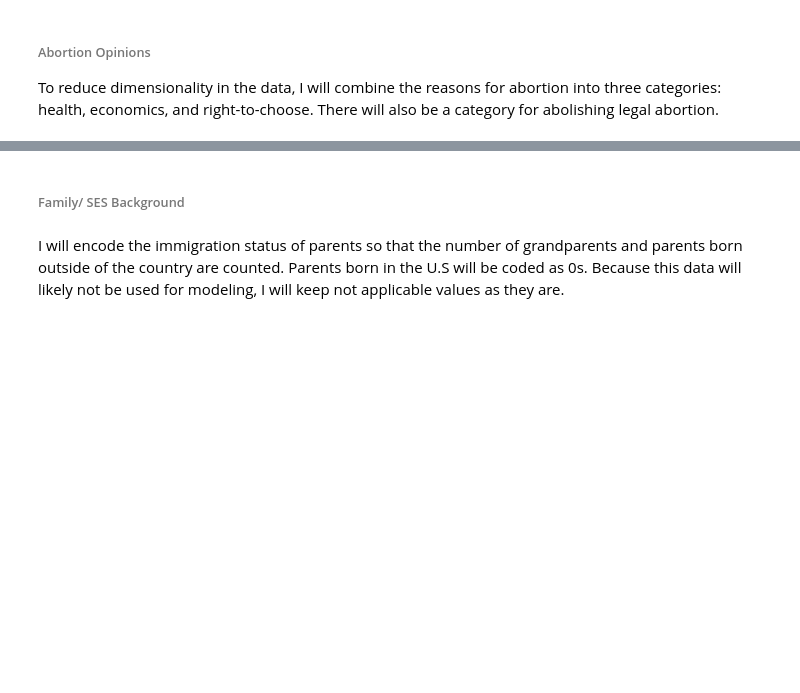
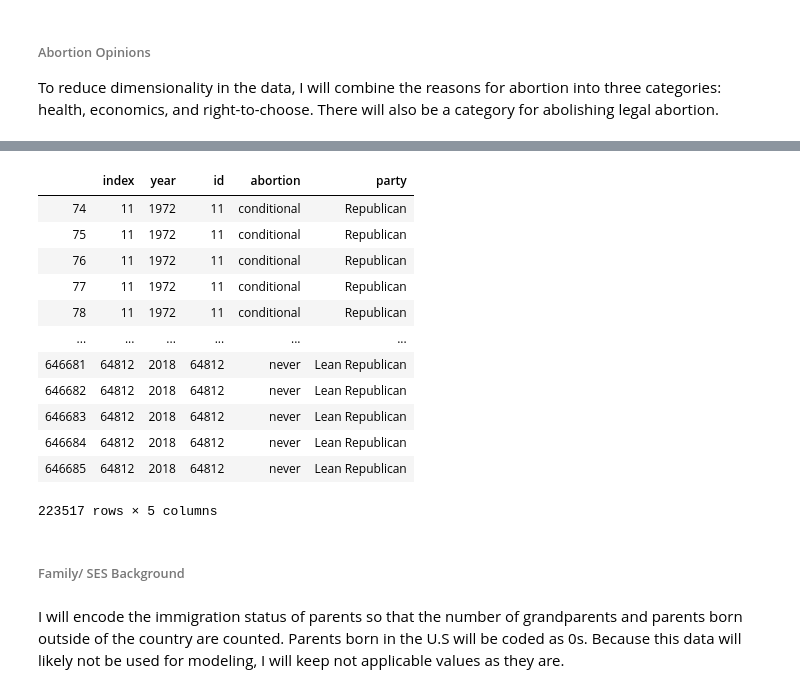
Before and after one commit to shsobieski/Faultlines, a Jupyter notebook: cleaning.ipynb, the cells around one changed output, grey strips where cells are left out. Cells and saved outputs as stored; diff of their text form; code cells hidden in the pictures; blank space fills up the shorter version.

```diff
--- a/cleaning.ipynb
+++ b/cleaning.ipynb
@@ -121,9 +121,0 @@ grouped.head()
-# %%
-parties = ['Democrat', 'Independent', 'Lean Democrat',
-           'Lean Republican', 'Other', 'Republican',
-           'Strong Democrat', 'Strong Republican']
-# grouped['total'] = 0
-for party in parties:
-    grouped['total'] += grouped[party]
-for party in parties:
-    grouped['percent '+ party]= grouped[party]/grouped['total']
@@ -202,4 +185,4 @@ abortion.head()
 # %%
-abortion = abortion[['id', 'abortion']]
+abortion = abortion[['year','id', 'abortion']]
 # %%
 abortion = weight(abortion)
@@ -209,0 +189,20 @@ data = pd.get_dummies(data)
+# %%
+split_ready = abortion.join(party['party'])
+rep_abort = split_ready[(split_ready['party']=='Republican')|
+                         (split_ready['party']=='Lean Republican')|
+                         (split_ready['party']=='Strong Republican')]
+rep_abort
+# %% [output]
+|  | index | year | id | abortion | party |
+| 74 | 11 | 1972 | 11 | conditional | Republican |
+| 75 | 11 | 1972 | 11 | conditional | Republican |
+| 76 | 11 | 1972 | 11 | conditional | Republican |
+| 77 | 11 | 1972 | 11 | conditional | Republican |
+| 78 | 11 | 1972 | 11 | conditional | Republican |
+| ... | ... | ... | ... | ... | ... |
+| 646681 | 64812 | 2018 | 64812 | never | Lean Republican |
+| 646682 | 64812 | 2018 | 64812 | never | Lean Republican |
+| 646683 | 64812 | 2018 | 64812 | never | Lean Republican |
+| 646684 | 64812 | 2018 | 64812 | never | Lean Republican |
+| 646685 | 64812 | 2018 | 64812 | never | Lean Republican |
+223517 rows × 5 columns
```
Also changed, not shown: parts of 18 cells of this notebook, 2 other files.
